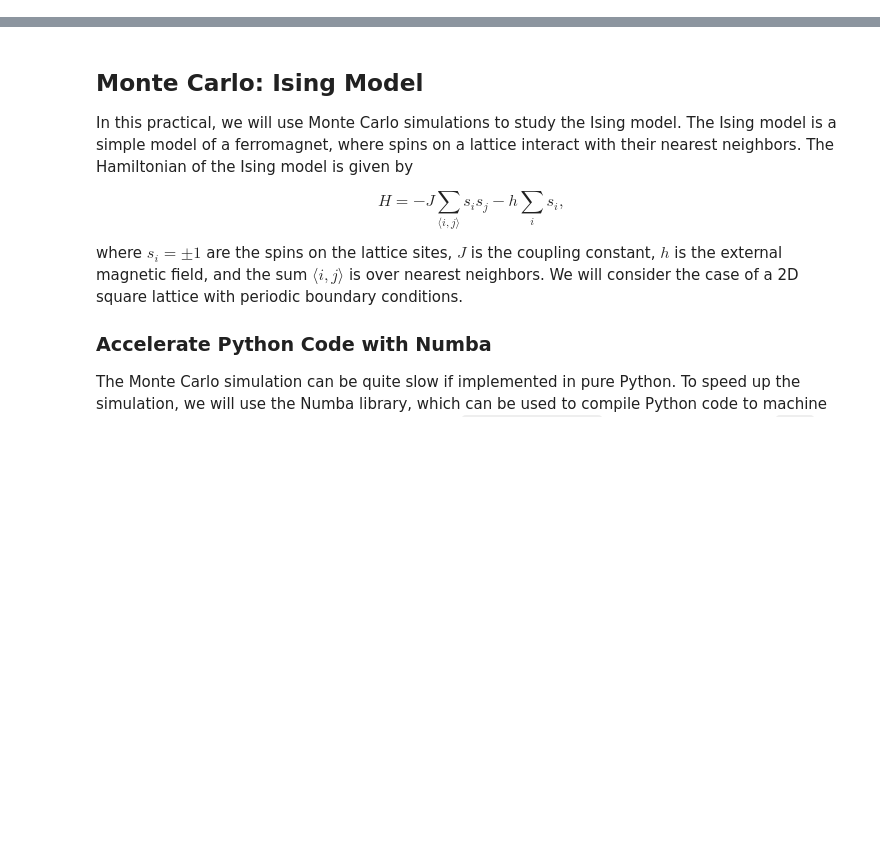
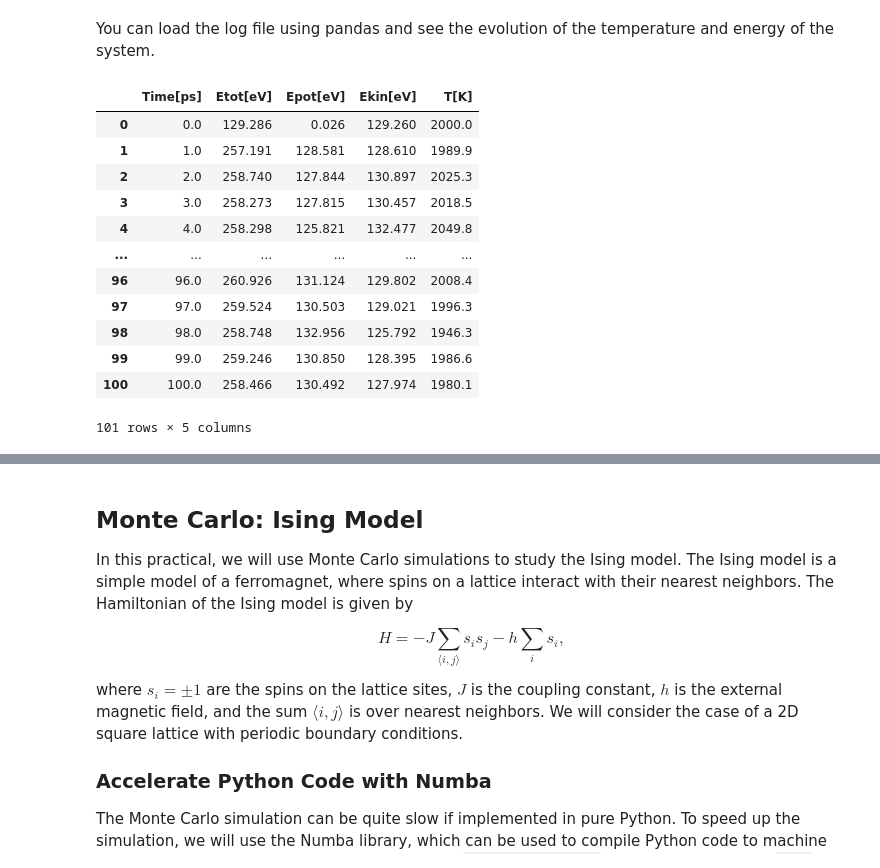
Before and after one commit to deng-group/MLE4217_5219_book, a Jupyter notebook: models_and_theories_II/md_mc.ipynb, the cells around one changed output, grey strips where cells are left out. Saved outputs shown, nothing was run; the diff lists cells and outputs as text; code cells hidden in the pictures; blank space fills up the shorter version.

```diff
--- a/models_and_theories_II/md_mc.ipynb
+++ b/models_and_theories_II/md_mc.ipynb
@@ -2,0 +98,21 @@
+# %% [markdown]
+You can load the log file using pandas and see the evolution of the temperature and energy of the system.
+# %%
+import pandas as pd
+
+df = pd.read_csv(log_filename, delim_whitespace=True)
+df
+# %% [output]
+|  | Time[ps] | Etot[eV] | Epot[eV] | Ekin[eV] | T[K] |
+| 0 | 0.0 | 129.286 | 0.026 | 129.260 | 2000.0 |
+| 1 | 1.0 | 257.191 | 128.581 | 128.610 | 1989.9 |
+| 2 | 2.0 | 258.740 | 127.844 | 130.897 | 2025.3 |
+| 3 | 3.0 | 258.273 | 127.815 | 130.457 | 2018.5 |
+| 4 | 4.0 | 258.298 | 125.821 | 132.477 | 2049.8 |
+| ... | ... | ... | ... | ... | ... |
+| 96 | 96.0 | 260.926 | 131.124 | 129.802 | 2008.4 |
+| 97 | 97.0 | 259.524 | 130.503 | 129.021 | 1996.3 |
+| 98 | 98.0 | 258.748 | 132.956 | 125.792 | 1946.3 |
+| 99 | 99.0 | 259.246 | 130.850 | 128.395 | 1986.6 |
+| 100 | 100.0 | 258.466 | 130.492 | 127.974 | 1980.1 |
+101 rows × 5 columns
```
Also changed, not shown: parts of 14 cells of this notebook, 12 other files.
